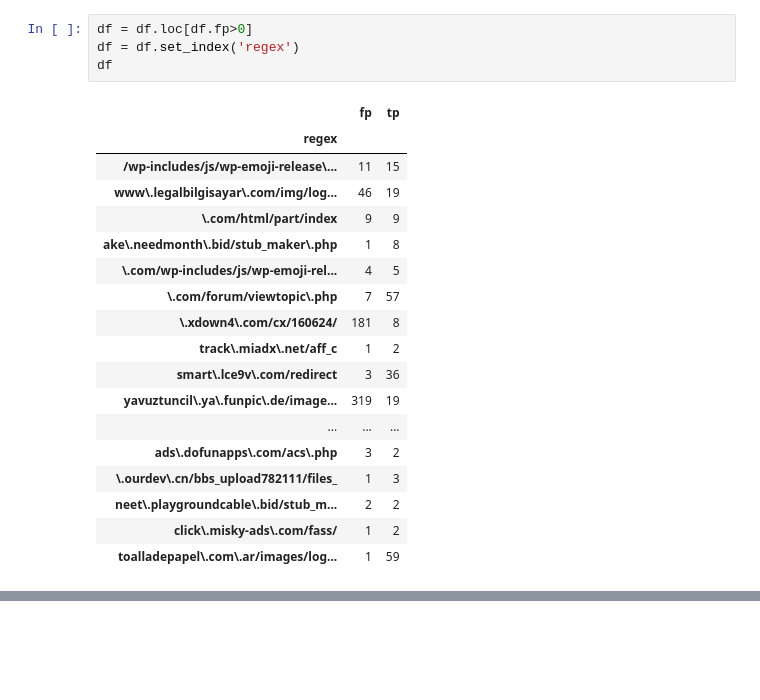
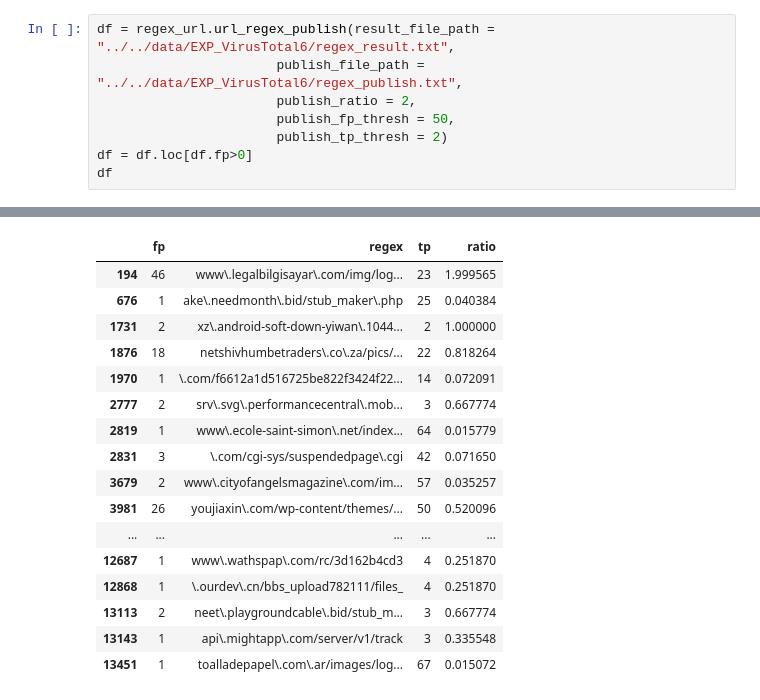
Before and after one commit to angelfish91/malicious_url_cluster, a Jupyter notebook: notebook/TEST-URL-Cluster-VT-suspious-6.ipynb, the cells around one changed output, grey strips where cells are left out. Drawn from its saved outputs; the diff is of its cells as text; blank space fills up the shorter version.

```diff
--- a/notebook/TEST-URL-Cluster-VT-suspious-6.ipynb
+++ b/notebook/TEST-URL-Cluster-VT-suspious-6.ipynb
@@ -209,23 +250,9 @@ df = file_io._load_check_result("../../data/EXP_VirusTotal6/regex_result.txt")
-# %%
-df = df.loc[df.fp>0]
-df = df.set_index('regex')
-df
-# %% [output]
-|  | fp | tp |
-| regex |  |  |
-| /wp-includes/js/wp-emoji-release\... | 11 | 15 |
-| www\.legalbilgisayar\.com/img/log... | 46 | 19 |
-| \.com/html/part/index | 9 | 9 |
-| ake\.needmonth\.bid/stub_maker\.php | 1 | 8 |
-| \.com/wp-includes/js/wp-emoji-rel... | 4 | 5 |
-| \.com/forum/viewtopic\.php | 7 | 57 |
-| \.xdown4\.com/cx/160624/ | 181 | 8 |
-| track\.miadx\.net/aff_c | 1 | 2 |
-| smart\.lce9v\.com/redirect | 3 | 36 |
-| yavuztuncil\.ya\.funpic\.de/image... | 319 | 19 |
-| ... | ... | ... |
-| ads\.dofunapps\.com/acs\.php | 3 | 2 |
-| \.ourdev\.cn/bbs_upload782111/files_ | 1 | 3 |
-| neet\.playgroundcable\.bid/stub_m... | 2 | 2 |
-| click\.misky-ads\.com/fass/ | 1 | 2 |
-| toalladepapel\.com\.ar/images/log... | 1 | 59 |
+# %%
+df = regex_url.url_regex_publish(result_file_path = "../../data/EXP_VirusTotal6/regex_result.txt",
+                       publish_file_path = "../../data/EXP_VirusTotal6/regex_publish.txt",
+                       publish_ratio = 2,
+                       publish_fp_thresh = 50,
+                       publish_tp_thresh = 2)
+df = df.loc[df.fp>0]
+df
+# %% [output]
@@ -232 +263,18 @@ df
+|  | fp | regex | tp | ratio |
+| 194 | 46 | www\.legalbilgisayar\.com/img/log... | 23 | 1.999565 |
+| 676 | 1 | ake\.needmonth\.bid/stub_maker\.php | 25 | 0.040384 |
+| 1731 | 2 | xz\.android-soft-down-yiwan\.1044... | 2 | 1.000000 |
+| 1876 | 18 | netshivhumbetraders\.co\.za/pics/... | 22 | 0.818264 |
+| 1970 | 1 | \.com/f6612a1d516725be822f3424f22... | 14 | 0.072091 |
+| 2777 | 2 | srv\.svg\.performancecentral\.mob... | 3 | 0.667774 |
+| 2819 | 1 | www\.ecole-saint-simon\.net/index... | 64 | 0.015779 |
+| 2831 | 3 | \.com/cgi-sys/suspendedpage\.cgi | 42 | 0.071650 |
+| 3679 | 2 | www\.cityofangelsmagazine\.com/im... | 57 | 0.035257 |
+| 3981 | 26 | youjiaxin\.com/wp-content/themes/... | 50 | 0.520096 |
+| ... | ... | ... | ... | ... |
+| 12687 | 1 | www\.wathspap\.com/rc/3d162b4cd3 | 4 | 0.251870 |
+| 12868 | 1 | \.ourdev\.cn/bbs_upload782111/files_ | 4 | 0.251870 |
+| 13113 | 2 | neet\.playgroundcable\.bid/stub_m... | 3 | 0.667774 |
+| 13143 | 1 | api\.mightapp\.com/server/v1/track | 3 | 0.335548 |
+| 13451 | 1 | toalladepapel\.com\.ar/images/log... | 67 | 0.015072 |
 # %%
```
Also changed, not shown: parts of 26 cells of this notebook, 24 other files.
